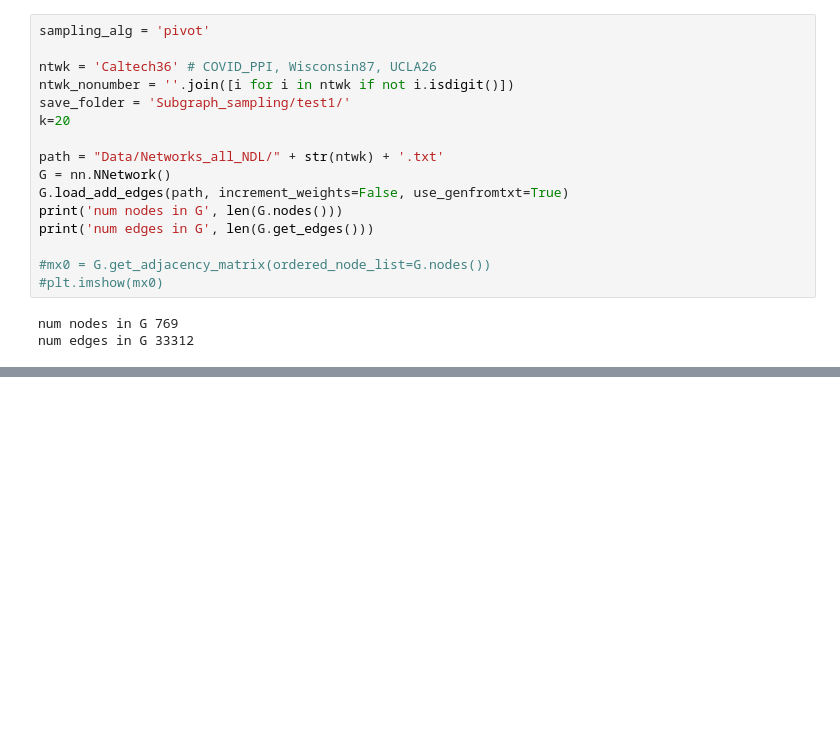
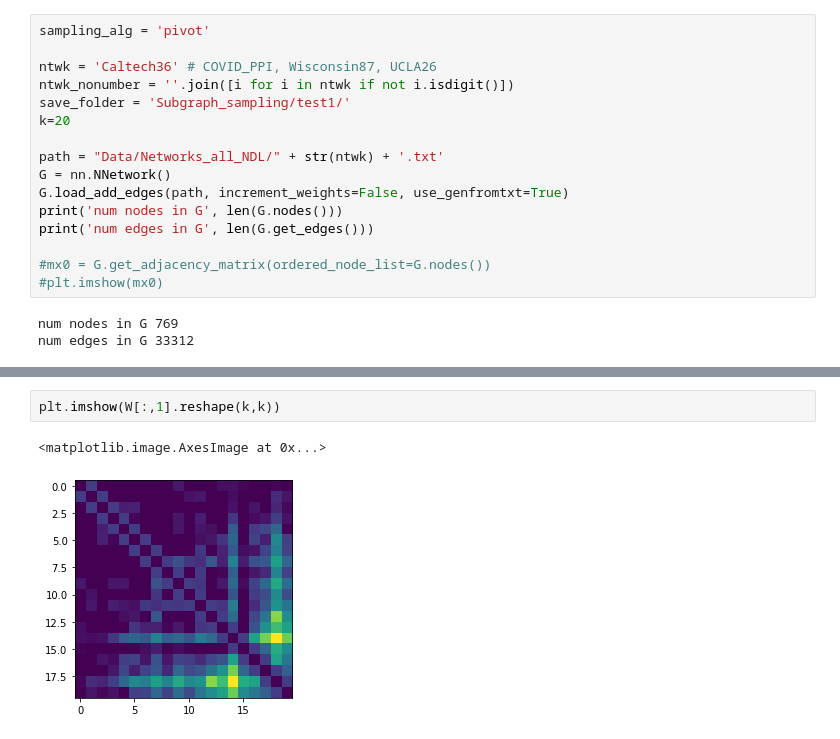
Before and after one commit to BryaneX455/reu2022, a Jupyter notebook: network_sampling_ex.ipynb, the cells around one changed output, grey strips where cells are left out. Cells and saved outputs as stored; diff of their text form; blank space fills up the shorter version.

```diff
--- a/network_sampling_ex.ipynb
+++ b/network_sampling_ex.ipynb
@@ -187,0 +288,5 @@ plt.imshow(X[:,4].reshape(k,k))
+# %%
+plt.imshow(W[:,1].reshape(k,k))
+# %% [output]
+<matplotlib.image.AxesImage at 0x...>
+[figure, added]
```
Also changed, not shown: parts of 34 cells of this notebook.
